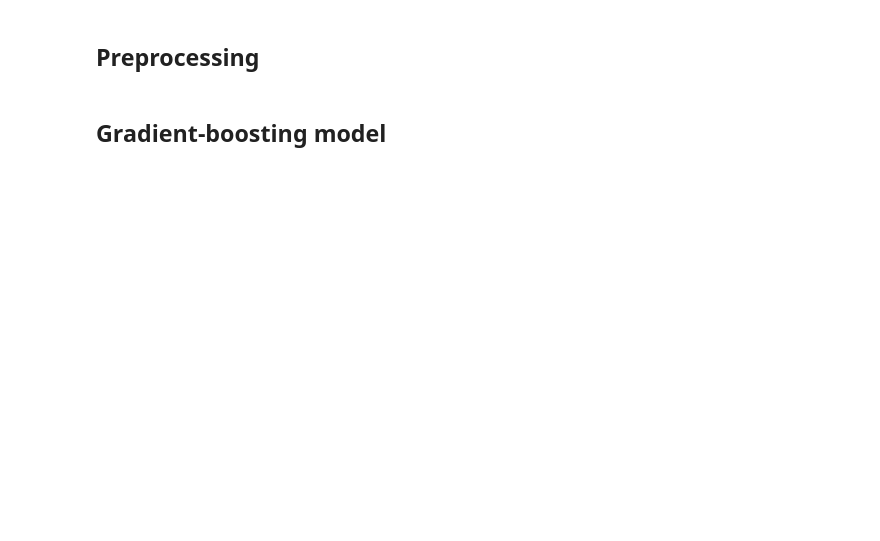
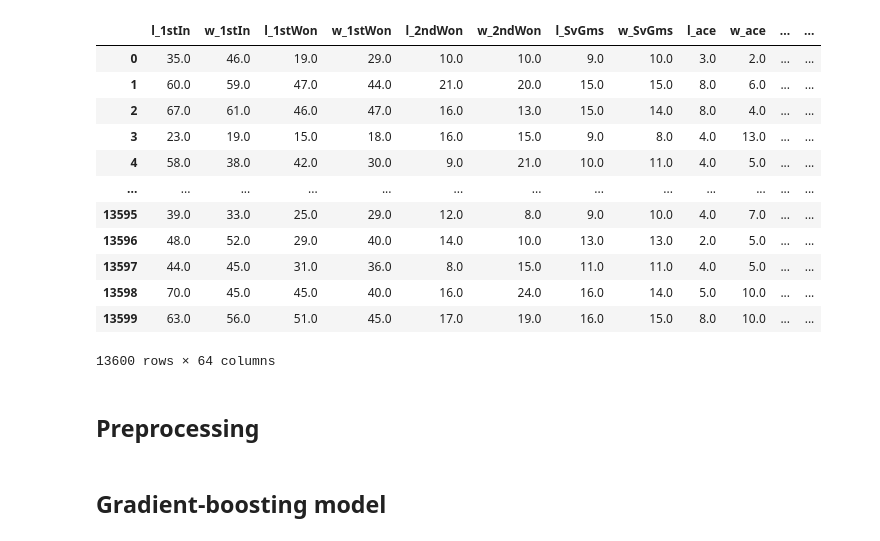
Before and after one commit to Alla977/Predicting-ATP-Tennis-Match-Outcomes, a Jupyter notebook: Discrete Models.ipynb, the cells around one changed output. Drawn from its saved outputs; the diff is of its cells as text; code cells hidden in the pictures; blank space fills up the shorter version.

```diff
--- a/Discrete Models.ipynb
+++ b/Discrete Models.ipynb
@@ -4,6 +6,22 @@ X_train = pd.read_csv("Temp data/X_train.csv", sep=",")
 X_test = pd.read_csv("Temp data/X_test.csv", sep=",")
 y_train = pd.read_csv("Temp data/y_train.csv", sep=",")
 y_test = pd.read_csv("Temp data/y_test.csv", sep=",")
+# %%
+X_train
+# %% [output]
+|  | l_1stIn | w_1stIn | l_1stWon | w_1stWon | l_2ndWon | w_2ndWon | l_SvGms | w_SvGms | l_ace | w_ace | ... | ... |
+| 0 | 35.0 | 46.0 | 19.0 | 29.0 | 10.0 | 10.0 | 9.0 | 10.0 | 3.0 | 2.0 | ... | ... |
+| 1 | 60.0 | 59.0 | 47.0 | 44.0 | 21.0 | 20.0 | 15.0 | 15.0 | 8.0 | 6.0 | ... | ... |
+| 2 | 67.0 | 61.0 | 46.0 | 47.0 | 16.0 | 13.0 | 15.0 | 14.0 | 8.0 | 4.0 | ... | ... |
+| 3 | 23.0 | 19.0 | 15.0 | 18.0 | 16.0 | 15.0 | 9.0 | 8.0 | 4.0 | 13.0 | ... | ... |
+| 4 | 58.0 | 38.0 | 42.0 | 30.0 | 9.0 | 21.0 | 10.0 | 11.0 | 4.0 | 5.0 | ... | ... |
+| ... | ... | ... | ... | ... | ... | ... | ... | ... | ... | ... | ... | ... |
+| 13595 | 39.0 | 33.0 | 25.0 | 29.0 | 12.0 | 8.0 | 9.0 | 10.0 | 4.0 | 7.0 | ... | ... |
+| 13596 | 48.0 | 52.0 | 29.0 | 40.0 | 14.0 | 10.0 | 13.0 | 13.0 | 2.0 | 5.0 | ... | ... |
+| 13597 | 44.0 | 45.0 | 31.0 | 36.0 | 8.0 | 15.0 | 11.0 | 11.0 | 4.0 | 5.0 | ... | ... |
+| 13598 | 70.0 | 45.0 | 45.0 | 40.0 | 16.0 | 24.0 | 16.0 | 14.0 | 5.0 | 10.0 | ... | ... |
+| 13599 | 63.0 | 56.0 | 51.0 | 45.0 | 17.0 | 19.0 | 16.0 | 15.0 | 8.0 | 10.0 | ... | ... |
+13600 rows × 64 columns
 # %% [markdown]
 ## Preprocessing
 # %%
```
Also changed, not shown: parts of 9 cells of this notebook, 1 other file.
